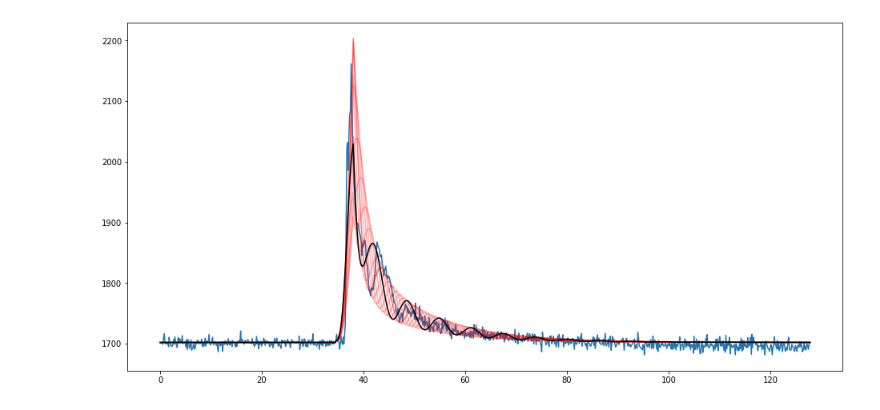
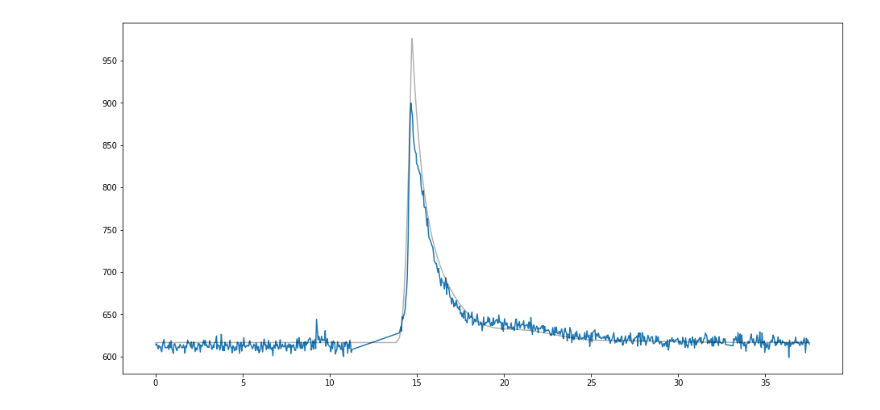
Before and after one commit to ekaterinailin/MalachiteMountains, a Jupyter notebook: analysis/notebooks/NB42_Model_fit_to_Real_Data.ipynb, the cells around one changed output. Saved outputs shown, nothing was run; the diff lists cells and outputs as text; code cells hidden in the pictures.

```diff
--- a/analysis/notebooks/NB42_Model_fit_to_Real_Data.ipynb
+++ b/analysis/notebooks/NB42_Model_fit_to_Real_Data.ipynb
@@ -48,7 +48,7 @@ tstamp
 lcs = pd.read_csv(f"{CWD}/data/summary/lcsi.csv")
 
 # Choose target from table
-target_N = 2
+target_N = 1
 target = lcs.iloc[target_N]
 
 # Pick up inclination and uncertainty
@@ -95,7 +95,7 @@ flcd = FlareLightCurve(time=t,
 
 
 # Choose the light curve range to use for the model fit
-choice = (t > target.view_start +.1) & (t < target.view_stop-.1)
+choice = (t > target.view_start +.0) & (t < target.view_stop-.4)
 t = t[choice]
 flux = sflux[choice]
 
@@ -119,10 +125,12 @@ Relative amplitude of modulation: 4.9e-03
 cf = pd.DataFrame({"phi":phi,"flux":flux, "t":t,
               "flux_err":flux_err, "median_":median})
 cff = cf.groupby(pd.cut(cf.phi, 900)).apply(np.mean)
+cff = cff[(cff.phi<1.8*2*np.pi) |(cff.phi>2.225*2*np.pi)]
 plt.figure(figsize=(12,6))
 plt.plot(cf.phi/(2*np.pi), cf.flux,color="grey")
 plt.errorbar(cff.phi/(2*np.pi), cff.flux, yerr=cff.flux_err, color="r", alpha=.9)
 plt.plot(cf.phi/(2*np.pi), [median]*len(cf.phi),color="grey")
+
 plt.xlabel("time [rotation period]")
 plt.ylabel(r"flux [e$^{-}$/s]");
 #plt.xlim(25,30)
@@ -157,42 +165,44 @@ tstamp
 # %%
 # Play with parameters to get a first guess for the MCMC
 # When fitting more than one flare, do one flare first, then the next etc.
 
 # Flare peak time
-phi_a =38
+phi_a =11.83
 
 # Active region latitude
-theta_a = 1.
+theta_a = 40.2959564620278 / 180 * np.pi
 
 # Flare amplitude
-a = 0.3
+a = 2.82553675464244
 
 # 2*FWHM of flare
-fwhm =  7
+fwhm =  0.02402343971409 / target.Prot_d * np.pi *2
 
 
-phi0 =4.8
+phi0 =4.
+
+
+phi_a, a, theta_a, fwhm, phi0 =  14.71592183677561, 0.7142289688195725, 1.0036986666259009, 1.7549310136349876, -2.8811279286762677
+
 Fth = calculate_specific_flare_flux("TESS", flaret=1e4)
 phi_a_max = phi[-1]
 #plt.plot(phi,flux)
 radius = calculate_angular_radius(Fth, a, qlum, R,)
 #theta_a, i_mu, phi_a, radius
 
-
-
 plt.figure(figsize=(16,8))
 plt.plot(cff.phi,cff.flux)
-for i in np.linspace(-2*np.pi,2*np.pi,10):
-    plt.plot(phi, full_model(phi_a, theta_a, a, fwhm, i_mu, phi0=i,
-               phi=phi, num_pts=50, qlum=qlum,
-               Fth=Fth, R=R, median=median), c="r", alpha=.31,)
+# for i in np.linspace(-2*np.pi,2*np.pi,10):
+#     plt.plot(phi, full_model(phi_a, theta_a, a, fwhm, i_mu, phi0=phi0,
+#                phi=phi, num_pts=50, qlum=qlum,
+#                Fth=Fth, R=R, median=median), c="r", alpha=.31,)
 plt.plot(phi, full_model(phi_a, theta_a, a, fwhm, i_mu, phi0=phi0,
            phi=phi, num_pts=50, qlum=qlum,
-           Fth=Fth, R=R, median=median), c="k", alpha=1,);
+           Fth=Fth, R=R, median=median), c="k", alpha=.3,);
 # plt.xlim(1331,1333.25)
 #plt.ylim(608,900)
 # %% [output]
-[figure, old version]
+[figure, new version]
 # %%
 # Choose model:
 log_prob = "log_probability"#_2flares"
```
Also changed, not shown: parts of 6 cells of this notebook, 6 other files.
